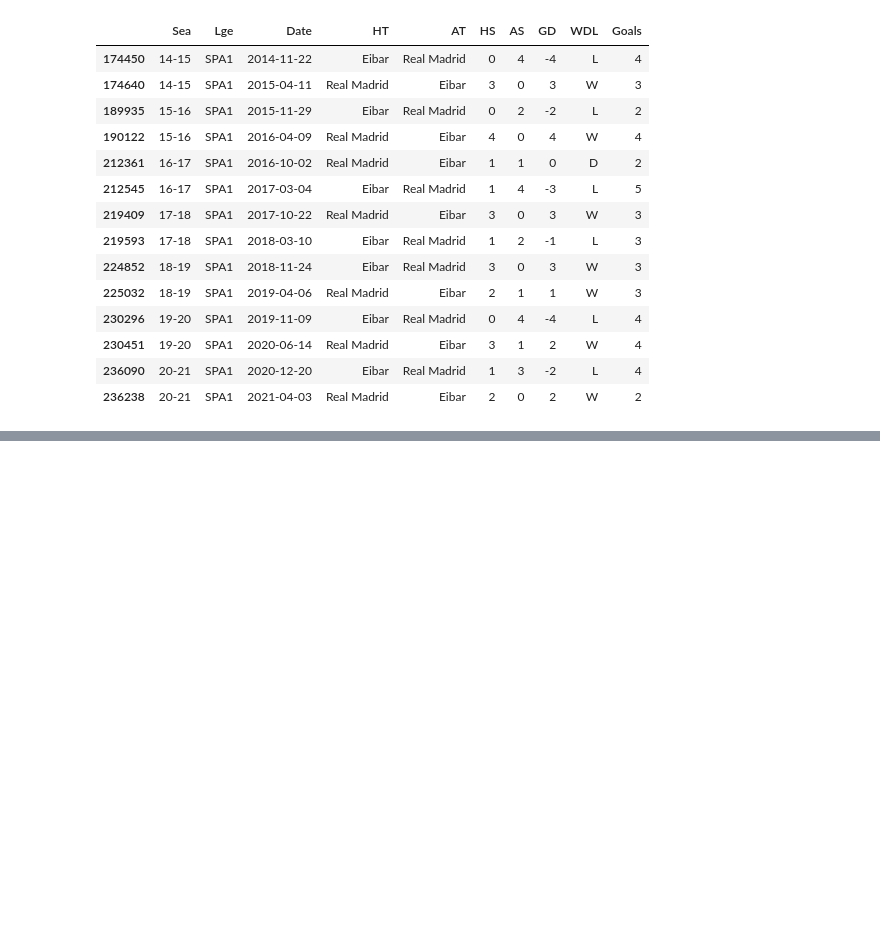
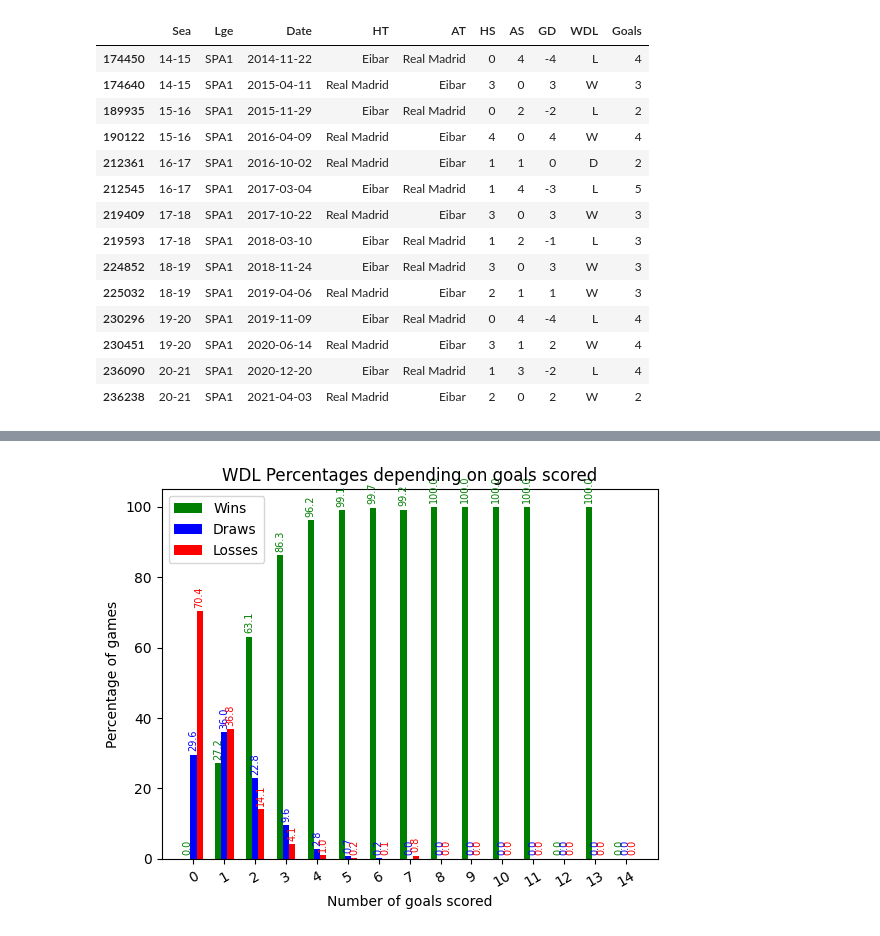
Before and after one commit to robertohdz98/soccer-prediction-challenge-2023, a Jupyter notebook: 01-explore_dataset.ipynb, the cells around one changed output, grey strips where cells are left out. Drawn from its saved outputs; the diff is of its cells as text; code cells hidden in the pictures; blank space fills up the shorter version.

```diff
--- a/01-explore_dataset.ipynb
+++ b/01-explore_dataset.ipynb
@@ -252,0 +321,15 @@ search_match(training_set, "Real Madrid", "Eibar")
+# %%
+games_by_goals = [sum(x) for x in zip(wins_by_goals, draws_by_goals, losses_by_goals)]
+print("Games by goals scored :", games_by_goals)
+percentage_wins_by_goals = [round(100 * x / (y + 0.000001), 2) for x, y in zip(wins_by_goals, games_by_goals)]
+percentage_draws_by_goals = [round(100 * x / (y + 0.000001), 2) for x, y in zip(draws_by_goals, games_by_goals)]
+percentage_losses_by_goals = [round(100 * x / (y + 0.000001), 2) for x, y in zip(losses_by_goals, games_by_goals)]
+
+def print_percentages_by_goals():
+    for i in range(0, 15, 1):
+        print(f"If you score {i} goals, you win {wins_by_goals[i]} games ({percentage_wins_by_goals[i]}%), "
+              f"draw {draws_by_goals[i]} games ({percentage_draws_by_goals[i]}%) "
+              f"and lose {losses_by_goals[i]} games ({percentage_losses_by_goals[i]}%) "
+              f"out of a total of {games_by_goals[i]} games. \n")
+
+print_percentages_by_goals()
@@ -253,3 +354,32 @@ search_match(training_set, "Real Madrid", "Eibar")
+# %%
+X_axis = np.arange(15)
+
+bar1 = plt.bar(X_axis - 0.2, percentage_wins_by_goals, 0.2, label='Wins', color='green')
+bar2 = plt.bar(X_axis, percentage_draws_by_goals, 0.2, label='Draws', color='blue')
+bar3 = plt.bar(X_axis + 0.2, percentage_losses_by_goals, 0.2, label='Losses', color='red')
+
+plt.xticks(X_axis, list(range(0, 15, 1)), rotation=30)
+plt.xlabel("Number of goals scored")
+plt.ylabel("Percentage of games")
+plt.title("WDL Percentages depending on goals scored")
+plt.legend()
+
+for rect in bar1:
+    height = rect.get_height()
+    plt.text(rect.get_x() + rect.get_width() / 2.0, height + 1, f'{height:.1f}',
+                 ha='center', va='bottom', fontsize=7, color="green", rotation=90)
+for rect in bar2:
+    height = rect.get_height()
+    plt.text(rect.get_x() + rect.get_width() / 2.0, height + 1, f'{height:.1f}',
+                 ha='center', va='bottom', fontsize=7, color="blue", rotation=90)
+for rect in bar3:
+    height = rect.get_height()
+    plt.text(rect.get_x() + rect.get_width() / 2.0, height + 1, f'{height:.1f}',
+                 ha='center', va='bottom', fontsize=7, color="red", rotation=90)
+
+plt.savefig("figures/Percentages_WDL_by_scored_goals.png")
+# %% [output]
+[figure, added]
 # %%
 def get_last_n_matches_result(team_name, n_previous_matches):
 
```
Also changed, not shown: parts of 6 cells of this notebook, 2 other files.
